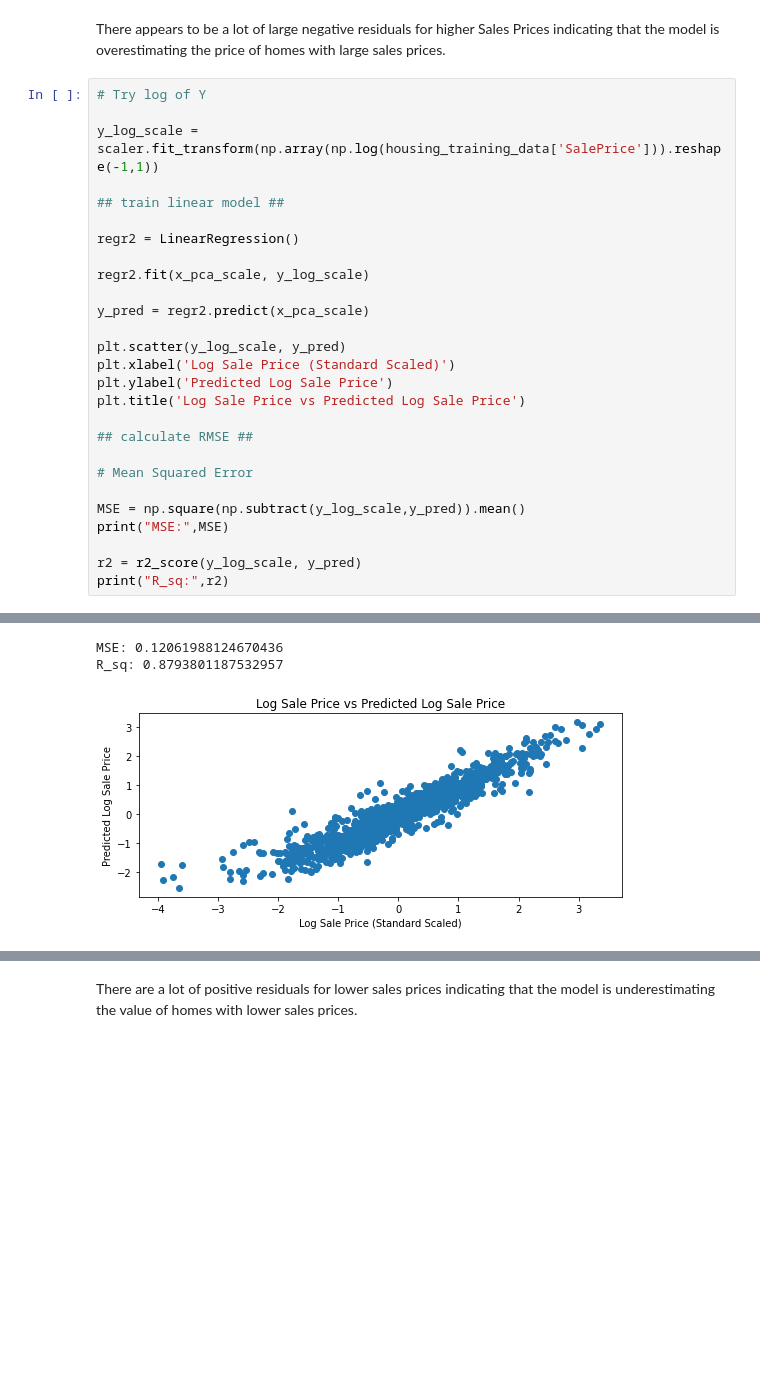
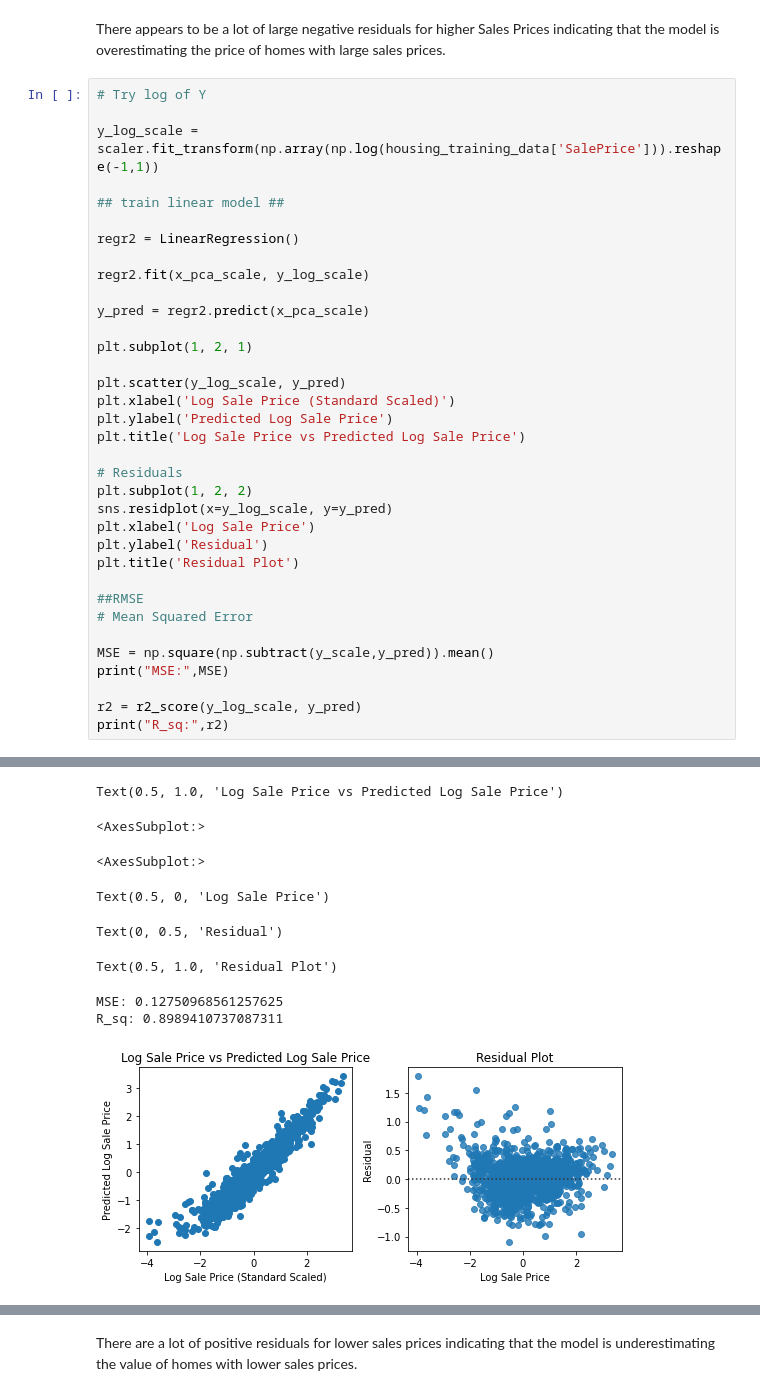
Before and after one commit to Steve-Desilets/MSDS-422-Module-2-Assignment, a Jupyter notebook: Module 2 Assignment - Group 3.ipynb, the cells around one changed output, grey strips where cells are left out. Drawn from its saved outputs; the diff is of its cells as text; blank space fills up the shorter version.

```diff
--- a/Module 2 Assignment - Group 3.ipynb
+++ b/Module 2 Assignment - Group 3.ipynb
@@ -1151,16 +1177,24 @@ regr2.fit(x_pca_scale, y_log_scale)
 
 y_pred = regr2.predict(x_pca_scale)
 
+plt.subplot(1, 2, 1)
+
 plt.scatter(y_log_scale, y_pred)
 plt.xlabel('Log Sale Price (Standard Scaled)')
 plt.ylabel('Predicted Log Sale Price')
 plt.title('Log Sale Price vs Predicted Log Sale Price')
 
-## calculate RMSE ##
+# Residuals
+plt.subplot(1, 2, 2)
+sns.residplot(x=y_log_scale, y=y_pred)
+plt.xlabel('Log Sale Price')
+plt.ylabel('Residual')
+plt.title('Residual Plot')
 
+##RMSE
 # Mean Squared Error
 
-MSE = np.square(np.subtract(y_log_scale,y_pred)).mean()
+MSE = np.square(np.subtract(y_scale,y_pred)).mean()
 print("MSE:",MSE)
 
 r2 = r2_score(y_log_scale, y_pred)
@@ -1174,3 +1208,9 @@ Text(0.5, 1.0, 'Log Sale Price vs Predicted Log Sale Price')
-MSE: 0.12061988124670436
-R_sq: 0.8793801187532957
+Text(0.5, 1.0, 'Log Sale Price vs Predicted Log Sale Price')
+<AxesSubplot:>
+<AxesSubplot:>
+Text(0.5, 0, 'Log Sale Price')
+Text(0, 0.5, 'Residual')
+Text(0.5, 1.0, 'Residual Plot')
+MSE: 0.12750968561257625
+R_sq: 0.8989410737087311
-[figure, old version]
+[figure, new version]
```
Also changed, not shown: parts of 8 cells of this notebook.
